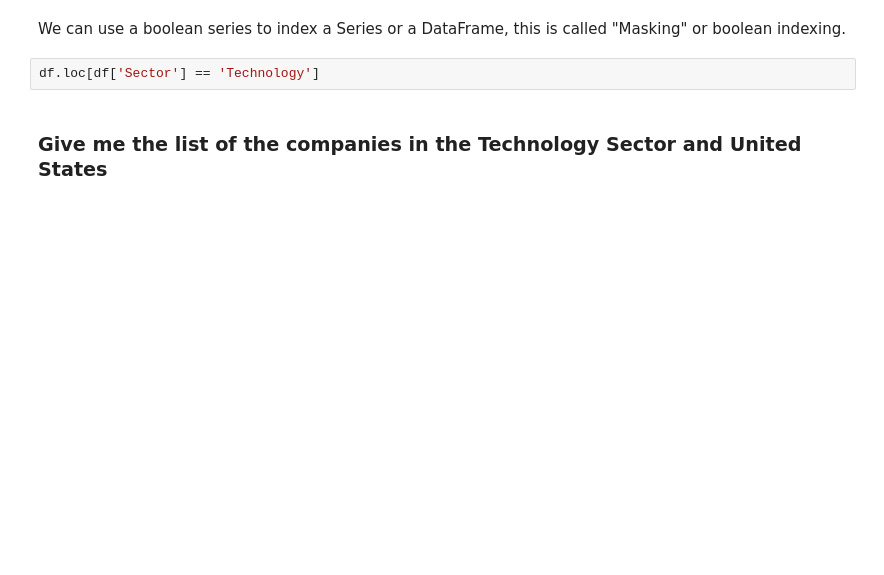
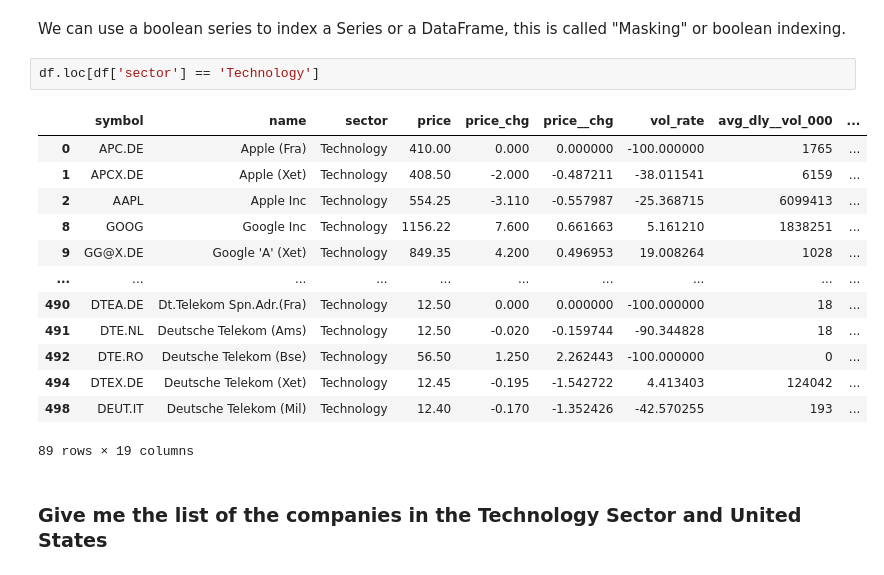
Before and after one commit to ryansmccoy/spreadsheets-to-dataframes, a Jupyter notebook: 04-pandas.ipynb, the cells around one changed output. Saved outputs shown, nothing was run; the diff lists cells and outputs as text; blank space fills up the shorter version.

```diff
--- a/04-pandas.ipynb
+++ b/04-pandas.ipynb
@@ -521,7 +594,21 @@ df['Sector'] == 'Technology'
 # %% [markdown]
 We can use a boolean series to index a Series or a DataFrame, this is called "Masking" or boolean indexing.
 # %%
-df.loc[df['Sector'] == 'Technology']
+df.loc[df['sector'] == 'Technology']
+# %% [output]
+|  | symbol | name | sector | price | price_chg | price__chg | vol_rate | avg_dly__vol_000 | ... |
+| 0 | APC.DE | Apple (Fra) | Technology | 410.00 | 0.000 | 0.000000 | -100.000000 | 1765 | ... |
+| 1 | APCX.DE | Apple (Xet) | Technology | 408.50 | -2.000 | -0.487211 | -38.011541 | 6159 | ... |
+| 2 | AAPL | Apple Inc | Technology | 554.25 | -3.110 | -0.557987 | -25.368715 | 6099413 | ... |
+| 8 | GOOG | Google Inc | Technology | 1156.22 | 7.600 | 0.661663 | 5.161210 | 1838251 | ... |
+| 9 | GG@X.DE | Google 'A' (Xet) | Technology | 849.35 | 4.200 | 0.496953 | 19.008264 | 1028 | ... |
+| ... | ... | ... | ... | ... | ... | ... | ... | ... | ... |
+| 490 | DTEA.DE | Dt.Telekom Spn.Adr.(Fra) | Technology | 12.50 | 0.000 | 0.000000 | -100.000000 | 18 | ... |
+| 491 | DTE.NL | Deutsche Telekom (Ams) | Technology | 12.50 | -0.020 | -0.159744 | -90.344828 | 18 | ... |
+| 492 | DTE.RO | Deutsche Telekom (Bse) | Technology | 56.50 | 1.250 | 2.262443 | -100.000000 | 0 | ... |
+| 494 | DTEX.DE | Deutsche Telekom (Xet) | Technology | 12.45 | -0.195 | -1.542722 | 4.413403 | 124042 | ... |
+| 498 | DEUT.IT | Deutsche Telekom (Mil) | Technology | 12.40 | -0.170 | -1.352426 | -42.570255 | 193 | ... |
+89 rows × 19 columns
 # %% [markdown]
 ### Give me the list of the companies in the Technology Sector and United States
 # %%
```
Also changed, not shown: parts of 34 cells of this notebook, 2 other files.
